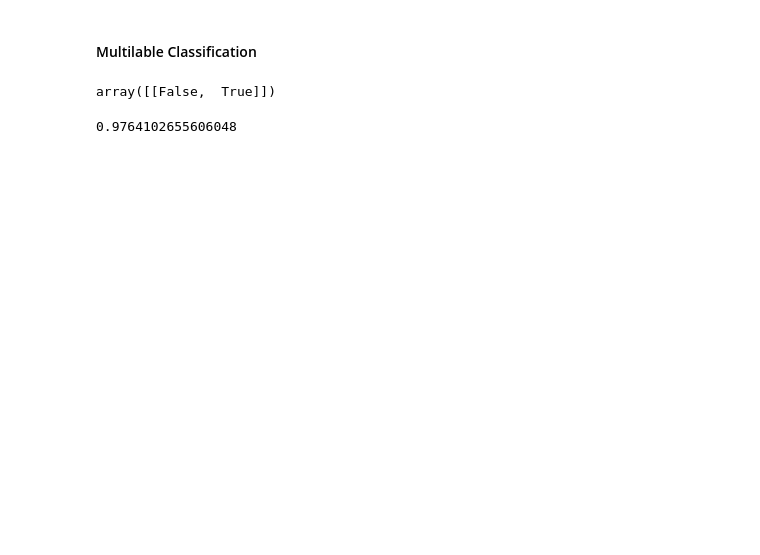
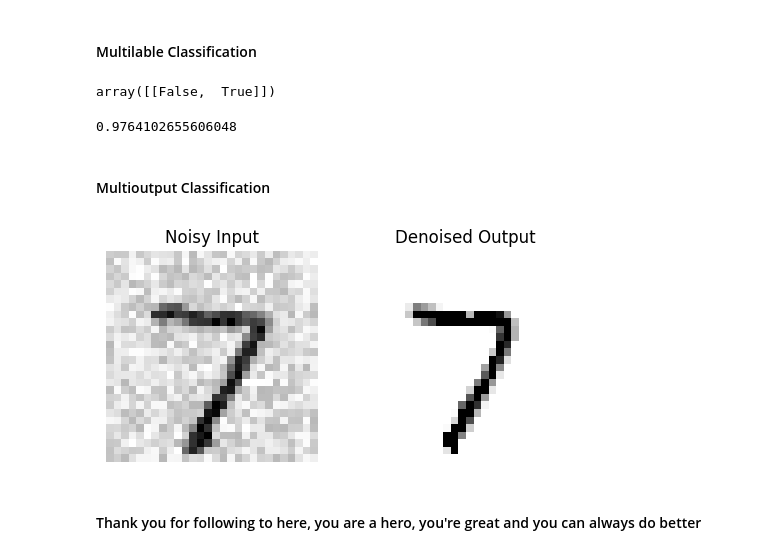
Before and after one commit to JoshOmondi/classification_mnist, a Jupyter notebook: notebooks/mnist_classification.ipynb, the cells around one changed output. Cells and saved outputs as stored; diff of their text form; code cells hidden in the pictures; blank space fills up the shorter version.

```diff
--- a/notebooks/mnist_classification.ipynb
+++ b/notebooks/mnist_classification.ipynb
@@ -407,3 +445,34 @@ y_train_knn_pred= cross_val_predict(knn_clf, X_train, y_multilabel, cv=3)
 f1_score(y_multilabel, y_train_knn_pred, average="macro")
 # %% [output]
 0.9764102655606048
+# %% [markdown]
+#### Multioutput Classification
+# %%
+from sklearn.neighbors import KNeighborsClassifier
+import numpy as np
+import matplotlib.pyplot as plt
+
+# Step 1: Add noise to the training and test images
+noise_x = np.random.randint(0, 100, (len(X_train), 784))
+noise_y = np.random.randint(0, 100, (len(X_test), 784))
+
+x_train_mod = X_train + noise_x  # Noisy training images
+x_test_mod = X_test + noise_y    # Noisy test images
+
+# Step 2: Train the model to map noisy → clean
+knn_clf = KNeighborsClassifier()
+knn_clf.fit(x_train_mod, X_train)  # Learn to denoise
+
+# Step 3: Pick a noisy test image and predict the clean version
+some_digit = 0
+clean_digit = knn_clf.predict([x_test_mod[some_digit]])[0]  # ✅ FIXED
+
+# Step 4: Plot only the clean data
+plt.figure(figsize=(6, 3))
+plt.subplot(121); plot_digits([x_test_mod[some_digit]]); plt.title("Noisy Input")
+plt.subplot(122); plot_digits([clean_digit]); plt.title("Denoised Output")
+plt.show()
+# %% [output]
+[figure, added]
+# %% [markdown]
+#### Thank you for following to here, you are a hero, you're great and you can always do better
```
Also changed, not shown: parts of 1 cell of this notebook.
